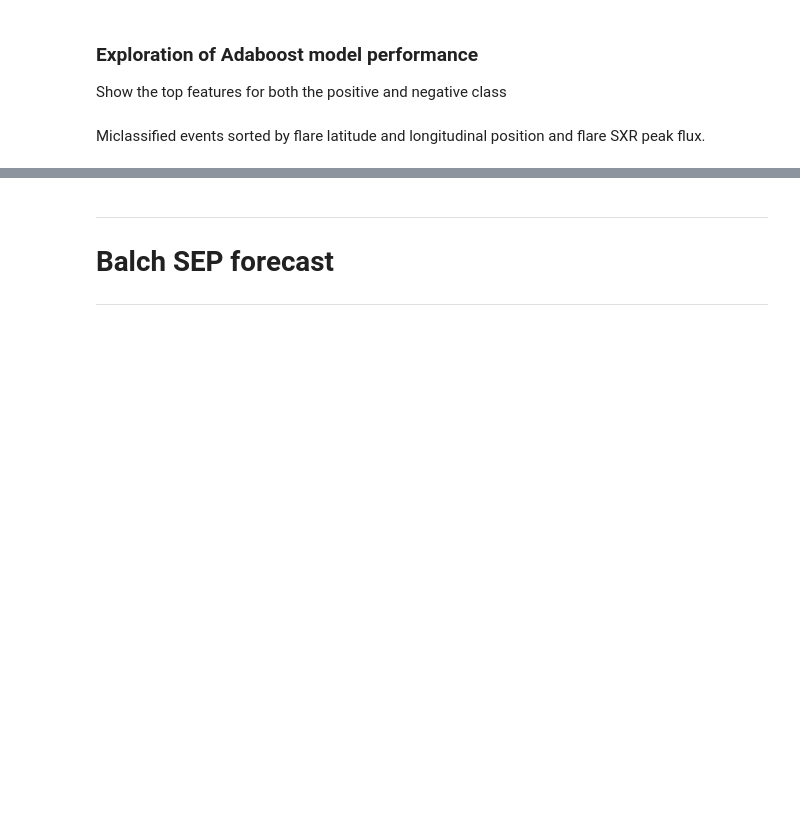
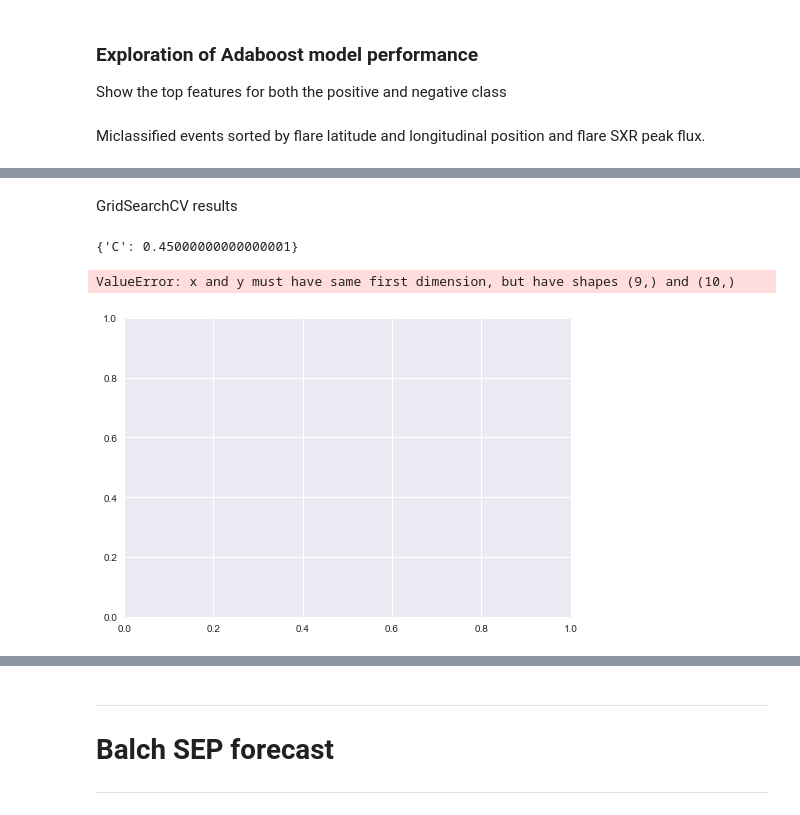
Before and after one commit to hazelbain/SEPML, a Jupyter notebook: sep_master.ipynb, the cells around one changed output, grey strips where cells are left out. Drawn from its saved outputs; the diff is of its cells as text; code cells hidden in the pictures; blank space fills up the shorter version.

Commit message:
Added SVM estimator but not yet hypertuned

```diff
--- a/sep_master.ipynb
+++ b/sep_master.ipynb
@@ -1172,0 +1209,42 @@ ax2.legend()
+# %% [markdown]
+GridSearchCV results
+# %%
+#hyperparameter ranges
+#CV_dictSVM = {'C':np.array([1.e-8, 1.e-7, 1e-6, 1e-5, 1.e-4, 1.e-4, 1.e-3, 1.e-2, 1.e-1, 1.0, 10., 100.0]), \
+#              'kernel':['linear', 'poly', 'rbf', 'sigmoid']}
+
+CV_dictSVM = {'C':np.array([1.e3, 1.e4, 1.e5, 1.e6, 1.e7, 1.e8]), 'gamma':['auto','scale']}
+
+##note passing SEPClass object sep directly to gridsearchcv
+cv_searchSVM = GridSearchCV(estimator = sepSVM.estimator, param_grid = CV_dictSVM, scoring = metric6, cv=5)
+cv_searchSVM.fit(X_train,y_train)
+cv_resultSVM = cv_searchSVM.best_params_
+print(cv_resultSVM)
+# %% [output]
+{'C': 0.45000000000000001}
+# %%
+svm_hss_plot = []
+#svm_c = np.arange(0.05,2.0,0.05)
+svm_c = np.array([1.e-3, 1.e-2, 1.e-1, 1.0, 10., 100.0,1.e3, 1.e4, 1.e5, 1.e6])
+for i in svm_c:
+
+    keywordsSVM.update({'C': i, 'kernel': 'rbf'})
+    #print(keywordsLR)
+    sepSVM = SEPClass(SVC(**keywordsSVM),threshold = 0.5)
+    sepSVM.allmyfeatures.set_params(LocFeatures=None,RawFeat=None)
+    sepSVM.fit(X_train, y_train, verbose = False)
+
+    svm_hss_plot.append(hss_score(sepSVM.y_train, sepSVM.y_train_pred))
+    tn, fp, fn, tp=confusion_matrix(sepSVM.y_train, sepSVM.y_train_pred).ravel()
+    #print(tn,fp,fn,tp)
+    #print(np.sum(sepLR.y_train))
+
+plt.plot(c, svm_hss_plot, 'o')
+plt.ylabel("HSS")
+plt.xlabel("C")
+plt.xscale('log')
+
+print(sepSVM)
+# %% [output]
+ValueError: x and y must have same first dimension, but have shapes (9,) and (10,)
+[figure, added]
```
Also changed, not shown: parts of 6 cells of this notebook.
